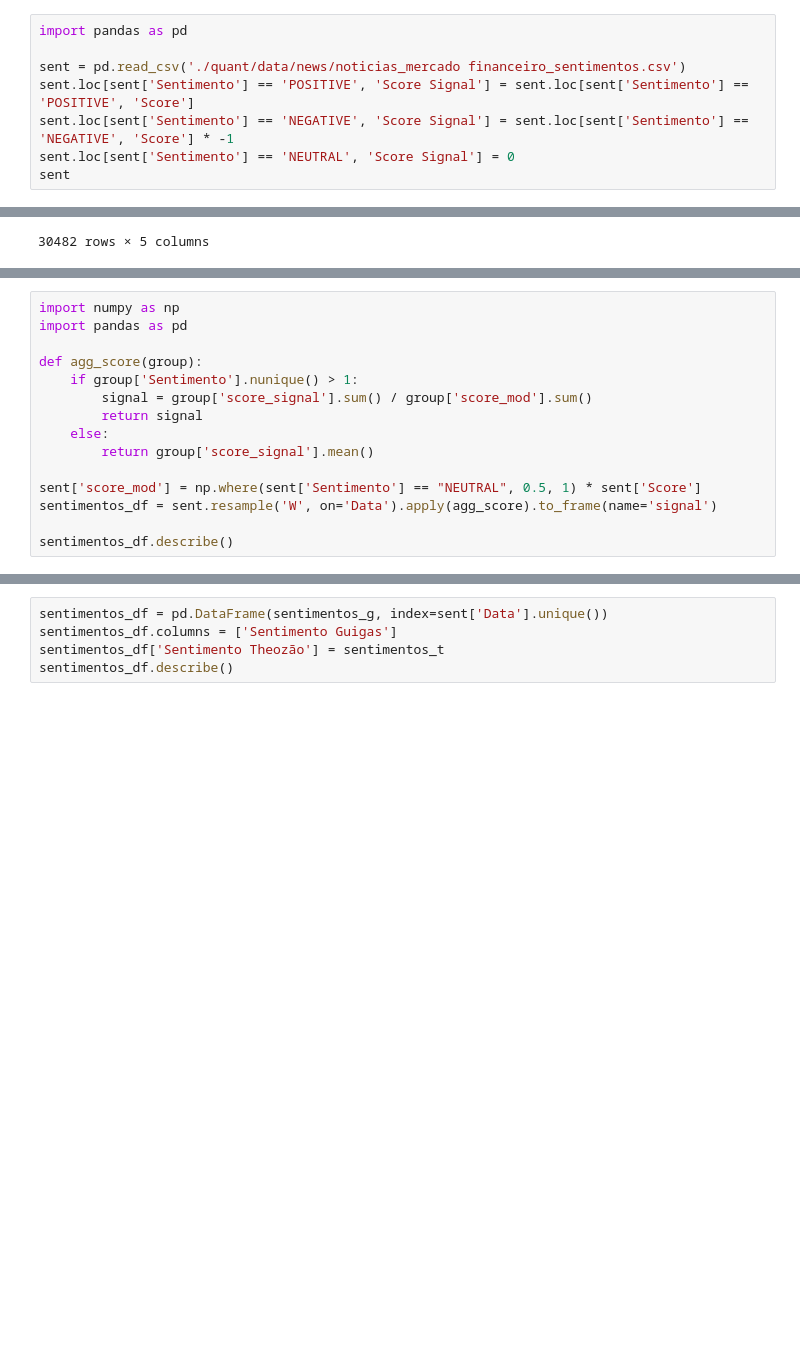
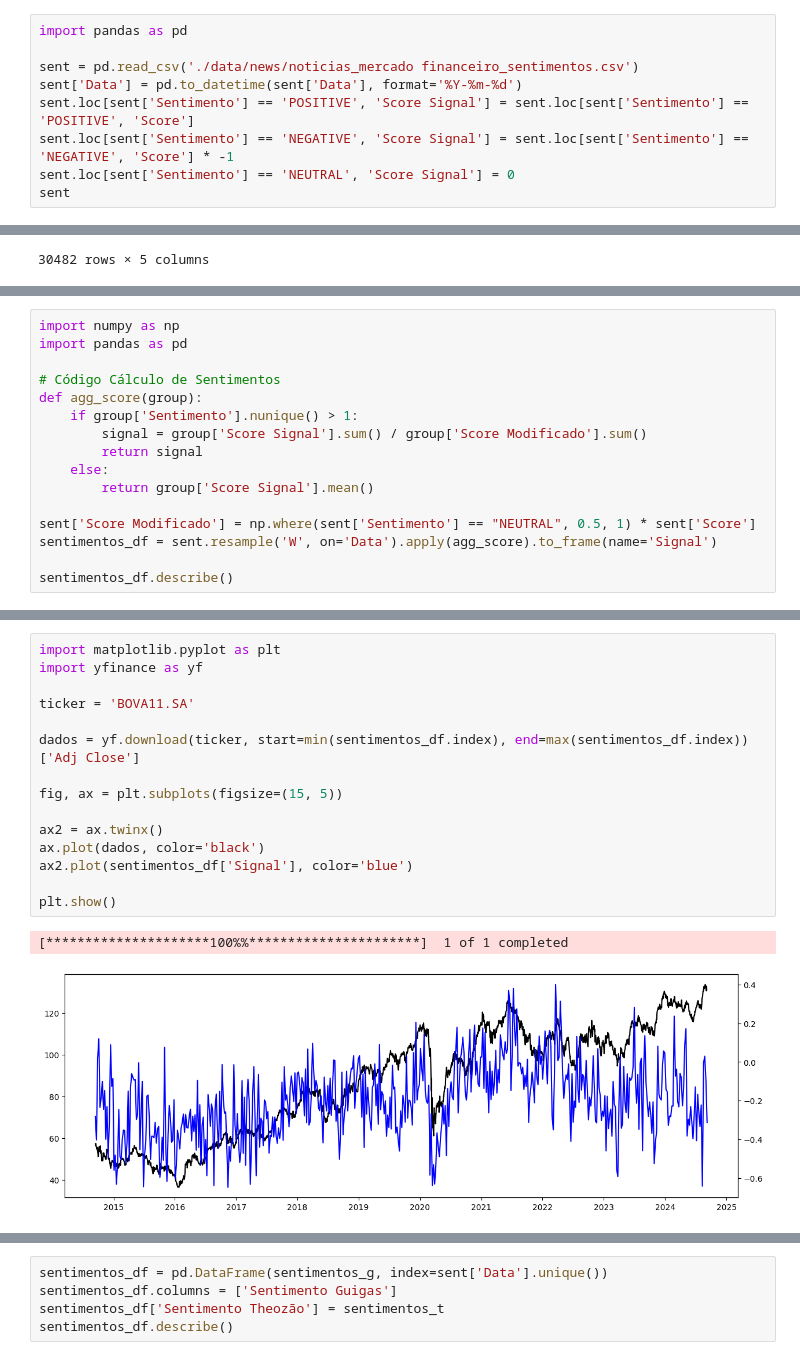
Before and after one commit to fea-dev-usp/quantamental-Dev_Wizards, a Jupyter notebook: Indice V1.ipynb, the cells around one changed output, grey strips where cells are left out. Saved outputs shown, nothing was run; the diff lists cells and outputs as text; blank space fills up the shorter version.

Commit message:
Indice V1 atualizado com código e plot que estava no finBERT

```diff
--- a/Indice V1.ipynb
+++ b/Indice V1.ipynb
@@ -5,7 +5,8 @@
 # %%
 import pandas as pd
 
-sent = pd.read_csv('./quant/data/news/noticias_mercado financeiro_sentimentos.csv')
+sent = pd.read_csv('./data/news/noticias_mercado financeiro_sentimentos.csv')
+sent['Data'] = pd.to_datetime(sent['Data'], format='%Y-%m-%d')
 sent.loc[sent['Sentimento'] == 'POSITIVE', 'Score Signal'] = sent.loc[sent['Sentimento'] == 'POSITIVE', 'Score']
 sent.loc[sent['Sentimento'] == 'NEGATIVE', 'Score Signal'] = sent.loc[sent['Sentimento'] == 'NEGATIVE', 'Score'] * -1
 sent.loc[sent['Sentimento'] == 'NEUTRAL', 'Score Signal'] = 0
@@ -43,14 +46,15 @@ for data in sent['Data'].unique():
 import numpy as np
 import pandas as pd
 
+# Código Cálculo de Sentimentos
 def agg_score(group):
     if group['Sentimento'].nunique() > 1:
-        signal = group['score_signal'].sum() / group['score_mod'].sum()
+        signal = group['Score Signal'].sum() / group['Score Modificado'].sum()
         return signal
     else:
-        return group['score_signal'].mean()
+        return group['Score Signal'].mean()
 
-sent['score_mod'] = np.where(sent['Sentimento'] == "NEUTRAL", 0.5, 1) * sent['Score']
-sentimentos_df = sent.resample('W', on='Data').apply(agg_score).to_frame(name='signal')
+sent['Score Modificado'] = np.where(sent['Sentimento'] == "NEUTRAL", 0.5, 1) * sent['Score']
+sentimentos_df = sent.resample('W', on='Data').apply(agg_score).to_frame(name='Signal')
 
 sentimentos_df.describe()
@@ -56,0 +71,18 @@ sentimentos_df.describe()
+# %%
+import matplotlib.pyplot as plt
+import yfinance as yf
+
+ticker = 'BOVA11.SA'
+
+dados = yf.download(ticker, start=min(sentimentos_df.index), end=max(sentimentos_df.index))['Adj Close']
+
+fig, ax = plt.subplots(figsize=(15, 5))
+
+ax2 = ax.twinx()
+ax.plot(dados, color='black')
+ax2.plot(sentimentos_df['Signal'], color='blue')
+
+plt.show()
+# %% [output]
+[*********************100%%**********************]  1 of 1 completed
+[figure, added]
```
Also changed, not shown: parts of 3 cells of this notebook.
